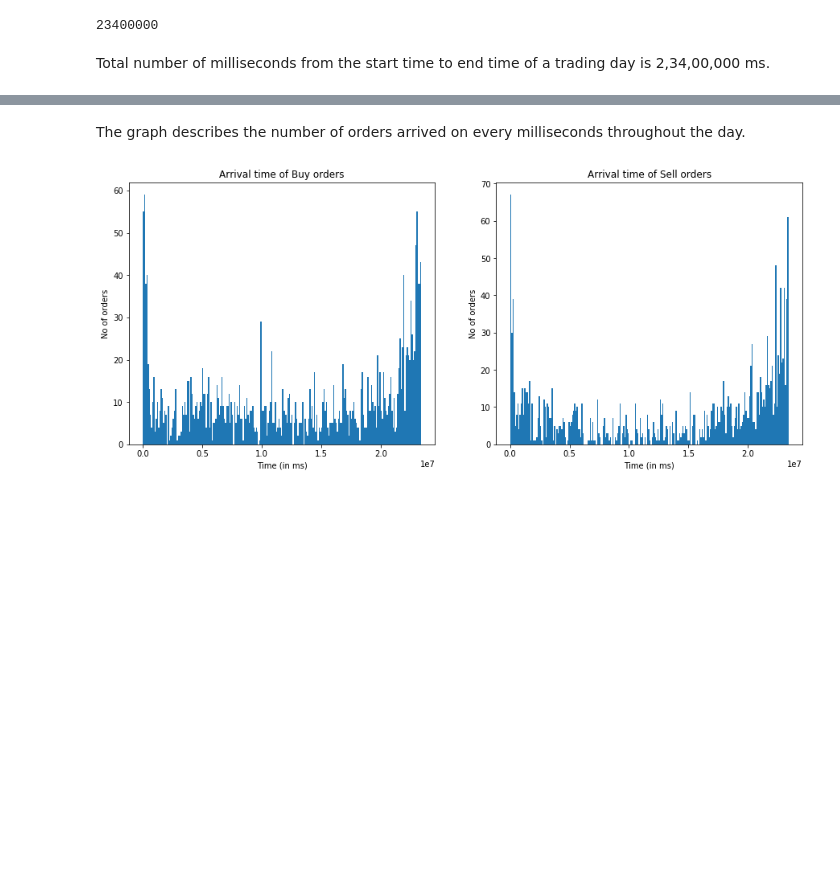
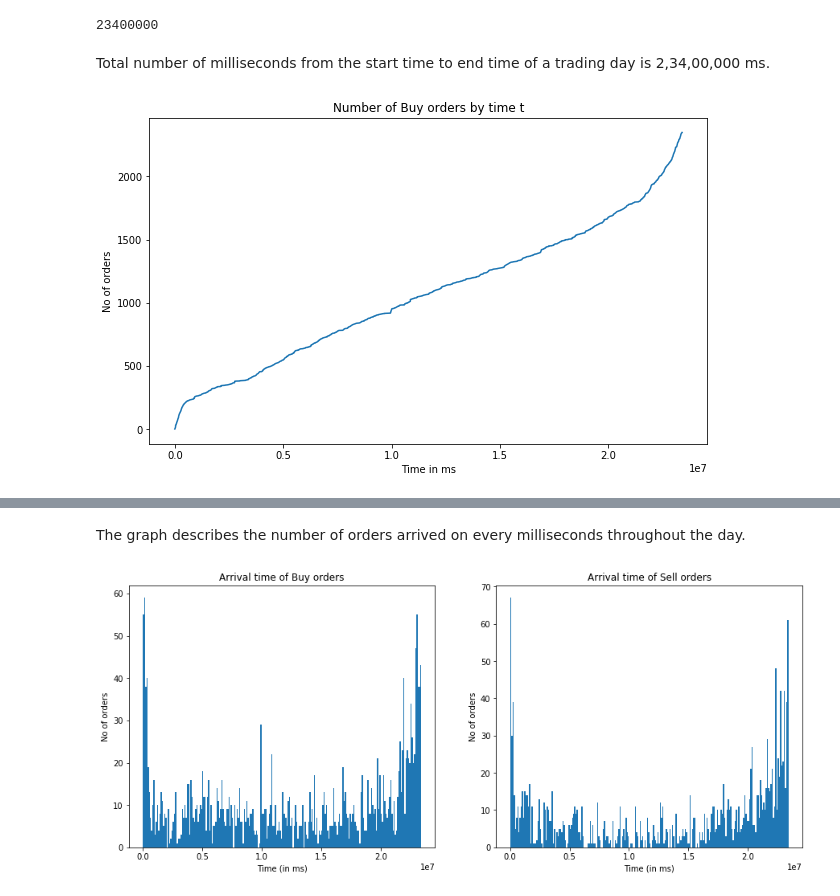
Before and after one commit to RSB-Balaji/SimulatedExchange, a Jupyter notebook: Insights.ipynb, the cells around one changed output, grey strips where cells are left out. Saved outputs shown, nothing was run; the diff lists cells and outputs as text; code cells hidden in the pictures; blank space fills up the shorter version.

```diff
--- a/Insights.ipynb
+++ b/Insights.ipynb
@@ -147,6 +153,15 @@ for i in arr_t_b:
 # %%
 atbc = sorted(arr_t_b_count.items())
 x,y = zip(*atbc)
+# %%
+fig = plt.figure(figsize=(10,6))
+plt.plot(x, np.cumsum(y))
+plt.title("Number of Buy orders by time t")
+plt.ylabel("No of orders")
+plt.xlabel("Time in ms")
+plt.show()
+# %% [output]
+[figure, added]
 # %%
 fig = plt.figure(figsize=(12,8))
 plt.plot(x, y)
```
Also changed, not shown: parts of 15 cells of this notebook.
